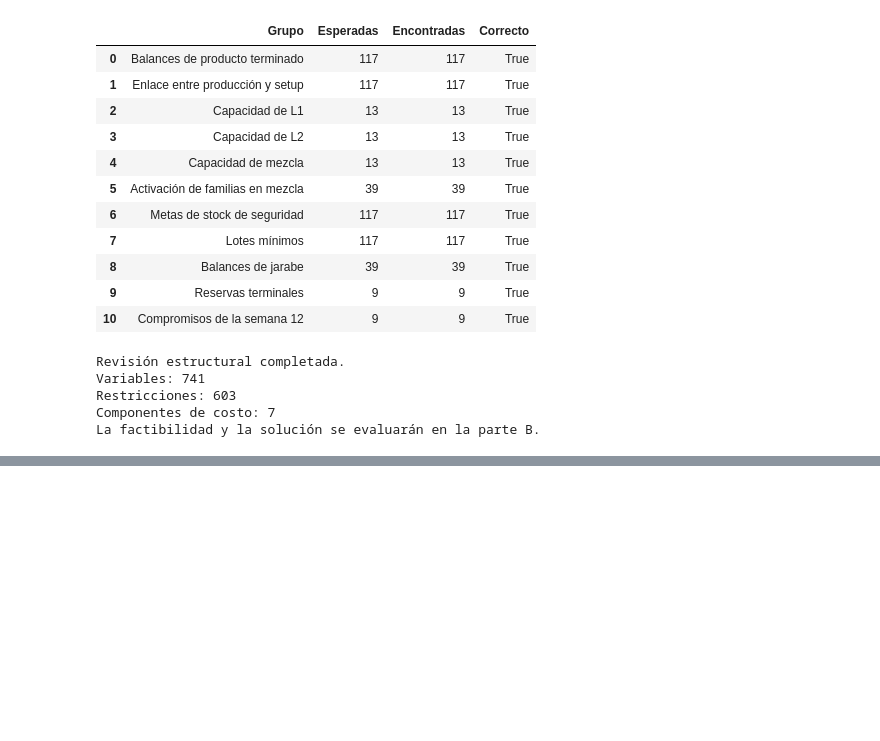
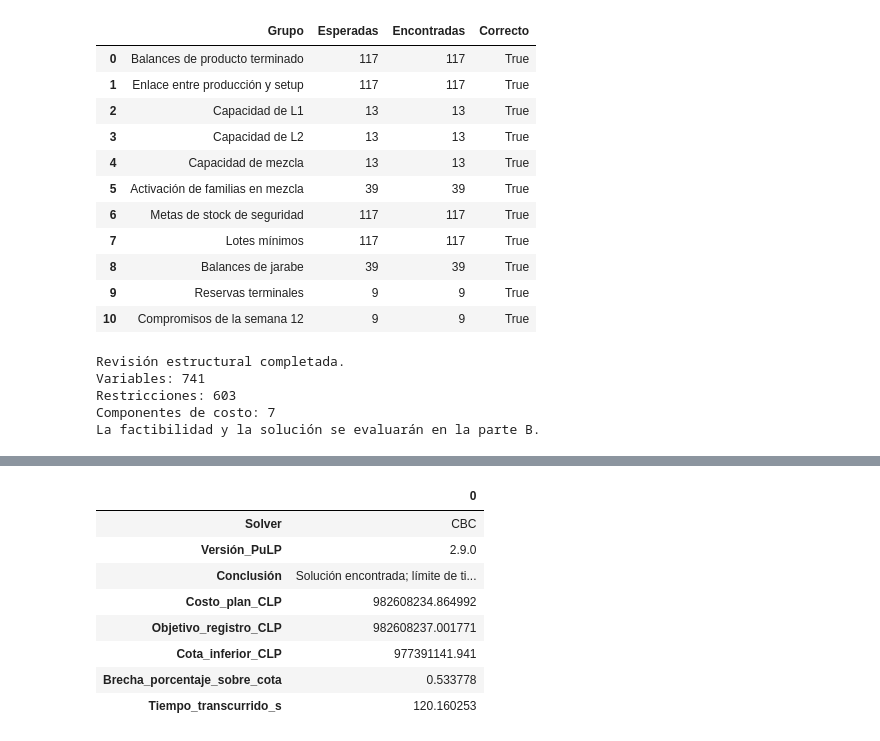
Before and after one commit to angelolucero-cloud/GO-Grupo-2, a Jupyter notebook: Entrega 2/Parte A Formulación/Entrega-2-Parte-A-Formulacion.ipynb, the cells around one changed output, grey strips where cells are left out. Drawn from its saved outputs; the diff is of its cells as text; code cells hidden in the pictures; blank space fills up the shorter version.

```diff
--- a/Entrega 2/Parte A Formulación/Entrega-2-Parte-A-Formulacion.ipynb
+++ b/Entrega 2/Parte A Formulación/Entrega-2-Parte-A-Formulacion.ipynb
@@ -1858,0 +1986,88 @@ La factibilidad y la solución se evaluarán en la parte B.
+# %%
+import re
+
+def extraer_numero_log(etiqueta):
+    patron = (
+        rf"^\s*{re.escape(etiqueta)}:\s*"
+        r"([-+]?\d+(?:\.\d*)?(?:[eE][-+]?\d+)?)"
+    )
+    coincidencias = re.findall(
+        patron, registro_cbc, flags=re.MULTILINE
+    )
+    return float(coincidencias[-1]) if coincidencias else None
+
+objetivo_log = extraer_numero_log("Objective value")
+cota_inferior = extraer_numero_log("Lower bound")
+
+# No interpretar valores de variables si no se encontró un plan
+assert modelo.sol_status in (
+    pl.LpSolutionOptimal,
+    pl.LpSolutionIntegerFeasible
+), "No hay una solución factible reportada para analizar."
+
+assert objetivo_log is not None, (
+    "No se pudo recuperar el objetivo del registro."
+)
+
+objetivo_base = float(pl.value(modelo.objective))
+
+# Definimos explícitamente la brecha respecto de la cota inferior
+brecha_relativa_base = (
+    abs(objetivo_log - cota_inferior)
+    / max(abs(cota_inferior), 1e-10)
+    if cota_inferior is not None
+    else None
+)
+
+if "Stopped on time limit" in registro_cbc:
+    conclusion_solver = (
+        "Solución encontrada; límite de tiempo; "
+        "optimalidad no demostrada"
+    )
+elif "within gap tolerance" in registro_cbc.lower():
+    conclusion_solver = (
+        "Solución dentro de la tolerancia de brecha; "
+        "sin prueba de óptimo exacto"
+    )
+elif (
+    "Optimal solution found" in registro_cbc
+    and modelo.sol_status == pl.LpSolutionOptimal
+):
+    conclusion_solver = "Óptimo reportado por CBC"
+else:
+    conclusion_solver = "Revisar condición de término del registro"
+
+resumen_solver = pd.DataFrame([{
+    "Solver": "CBC",
+    "Versión_PuLP": pl.__version__,
+    "Conclusión": conclusion_solver,
+    "Costo_plan_CLP": objetivo_base,
+    "Objetivo_registro_CLP": objetivo_log,
+    "Cota_inferior_CLP": cota_inferior,
+    "Brecha_porcentaje_sobre_cota": (
+        100 * brecha_relativa_base
+        if brecha_relativa_base is not None
+        else None
+    ),
+    "Tiempo_transcurrido_s": tiempo_resolucion
+}])
+
+display(resumen_solver.T)
+
+resumen_solver.to_csv(
+    carpeta_resultados_B / "resumen_solver_base.csv",
+    index=False
+)
+
+print("\nResultado:", conclusion_solver)
+print("El siguiente paso verificará las restricciones del plan.")
+# %% [output]
+|  | 0 |
+| Solver | CBC |
+| Versión_PuLP | 2.9.0 |
+| Conclusión | Solución encontrada; límite de ti... |
+| Costo_plan_CLP | 982608234.864992 |
+| Objetivo_registro_CLP | 982608237.001771 |
+| Cota_inferior_CLP | 977391141.941 |
+| Brecha_porcentaje_sobre_cota | 0.533778 |
+| Tiempo_transcurrido_s | 120.160253 |
```
Also changed, not shown: parts of 24 cells of this notebook.
